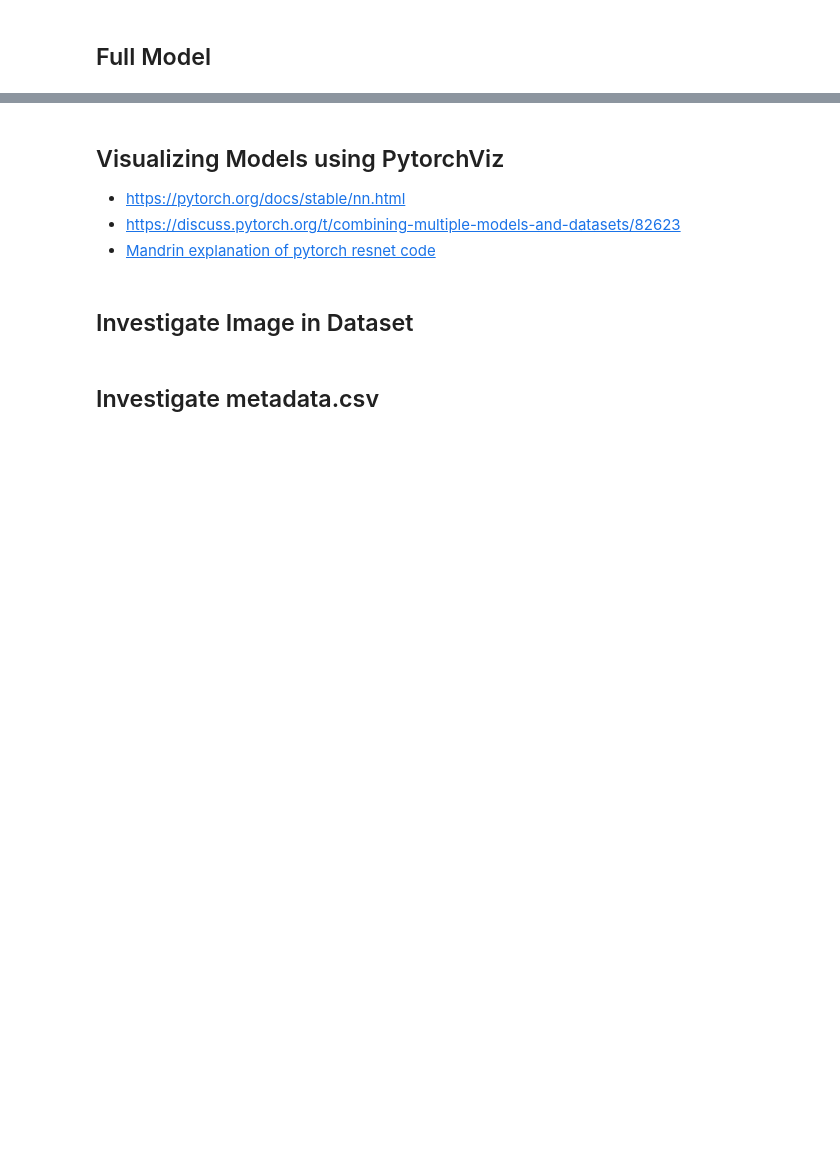
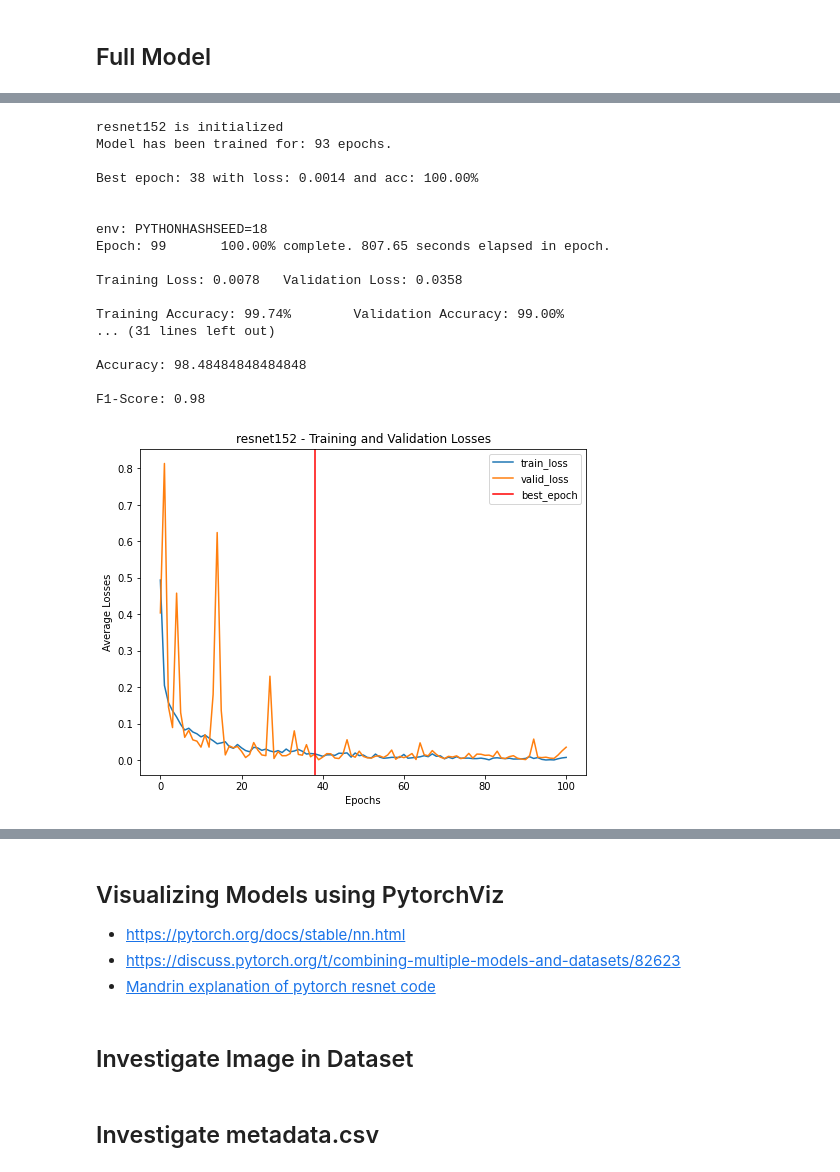
Before and after one commit to wizlee/explore-pytorch, a Jupyter notebook: pytorch-custom-model/covidnet-with-kaggle-data-download.ipynb, the cells around one changed output, grey strips where cells are left out. Saved outputs shown, nothing was run; the diff lists cells and outputs as text; code cells hidden in the pictures; blank space fills up the shorter version.

Commit message:
update kaggle notebook to post-gradcam fix

```diff
--- a/pytorch-custom-model/covidnet-with-kaggle-data-download.ipynb
+++ b/pytorch-custom-model/covidnet-with-kaggle-data-download.ipynb
@@ -221,6 +281,7 @@ class CovidNetDataset(Dataset):
 # %%
 # Specify all the filepath of the dataset
-DATA_DIR = path.join(CURR_DIR, "data")
+CURR_DIR = "/kaggle/working"
+DATA_DIR = "/kaggle/input/covidxct"
 dirs = [entry.name for entry in os.scandir(DATA_DIR) if entry.is_dir()]
 assert len(dirs) == 1 # expects to only have 1 folder that contains all the images
 
@@ -233,7 +294,8 @@ VAL_SPLIT_FILE = path.join(DATA_DIR, f"val_{DATASET_NAME}.txt")
 TEST_SPLIT_FILE = path.join(DATA_DIR, f"test_{DATASET_NAME}.txt")
 SPLIT_FILES = [TRAIN_SPLIT_FILE, VAL_SPLIT_FILE, TEST_SPLIT_FILE]
 
-full_dataset = CovidNetDataset(DATASET_DIR, SPLIT_FILES)
+MAX_COUNT = 10000
+full_dataset = CovidNetDataset(DATASET_DIR, SPLIT_FILES, MAX_COUNT)
 full_data_len = len(full_dataset)
 print(f"Length of full dataset: {full_data_len}")
 
@@ -412,9 +654,2 @@ class CovidNetModel(nn.Module):
 # %% [markdown]
 ## Full Model
-# %%
-device = "cuda" if torch.cuda.is_available() else "cpu"
-print(f"Using {device} device")
-
-class CovidNetModel(nn.Module):
-    def __init__(self):
-        super().__init__() # same as super(CovidNetModel, self).__init__()
@@ -424,0 +1193,49 @@ class CovidNetModel(nn.Module):
+# %%
+model_list = [
+    models.alexnet.__name__, # 0
+    models.squeezenet1_1.__name__, #1
+    models.resnet50.__name__, # 2
+    models.resnet101.__name__, # 3
+    models.resnet152.__name__, # 4
+    models.resnext101_32x8d.__name__, # 5
+    models.densenet201.__name__, # 6
+    models.googlenet.__name__, # 7
+    models.vgg16.__name__, # 8
+    models.vgg19.__name__, #9
+    models.inception_v3.__name__, #10
+    CovidnetModel.__name__, #11
+]
+
+for i in range(0, len(model_list)):
+  # https://github.com/pytorch/pytorch/issues/50198
+  # skipped these because cannot use deterministic algorithm
+#   skip_model = [0, 1, 5, 8, 9, 10]
+#   skip_model = [0, 1, 2, 3, 4, 5, 6, 7, 8, 9, 10]
+#   if i in skip_model:
+#     continue
+  if model_list[i] is not models.resnet152.__name__:
+    continue
+  curr_model = model_list[i]
+
+  # Initialize model, criterion and optimizer
+  model, criterion, optimizer, scaler = init_model(curr_model)
+
+#   Training & Validation
+  model, history, perf = train(
+      model,
+      criterion,
+      optimizer,
+      scaler,
+      train_loader,
+      val_loader,
+      model_path=f'{path.join(RESULT_DIR, curr_model)}.pt',
+      max_epochs_stop=5,  # Early stopping intialization
+      n_epochs=100,
+      min_epoch=100,
+      print_every=10)
+
+  history
+  save_train_val_loss_graph(history, perf)
+  save_train_val_acc_graph(history, perf)
+  getConfusionMatrix(model, val_loader)
+# %% [output]
@@ -424,0 +1244,18 @@ class CovidNetModel(nn.Module):
+resnet152 is initialized
+Model has been trained for: 93 epochs.
+
+Best epoch: 38 with loss: 0.0014 and acc: 100.00%
+
+
+env: PYTHONHASHSEED=18
+Epoch: 99       100.00% complete. 807.65 seconds elapsed in epoch.
+
+Training Loss: 0.0078   Validation Loss: 0.0358
+
+Training Accuracy: 99.74%        Validation Accuracy: 99.00%
+... (31 lines left out)
+
+Accuracy: 98.48484848484848
+
+F1-Score: 0.98
+[figure, added]
```
Also changed, not shown: parts of 61 cells of this notebook, 1 other file.
